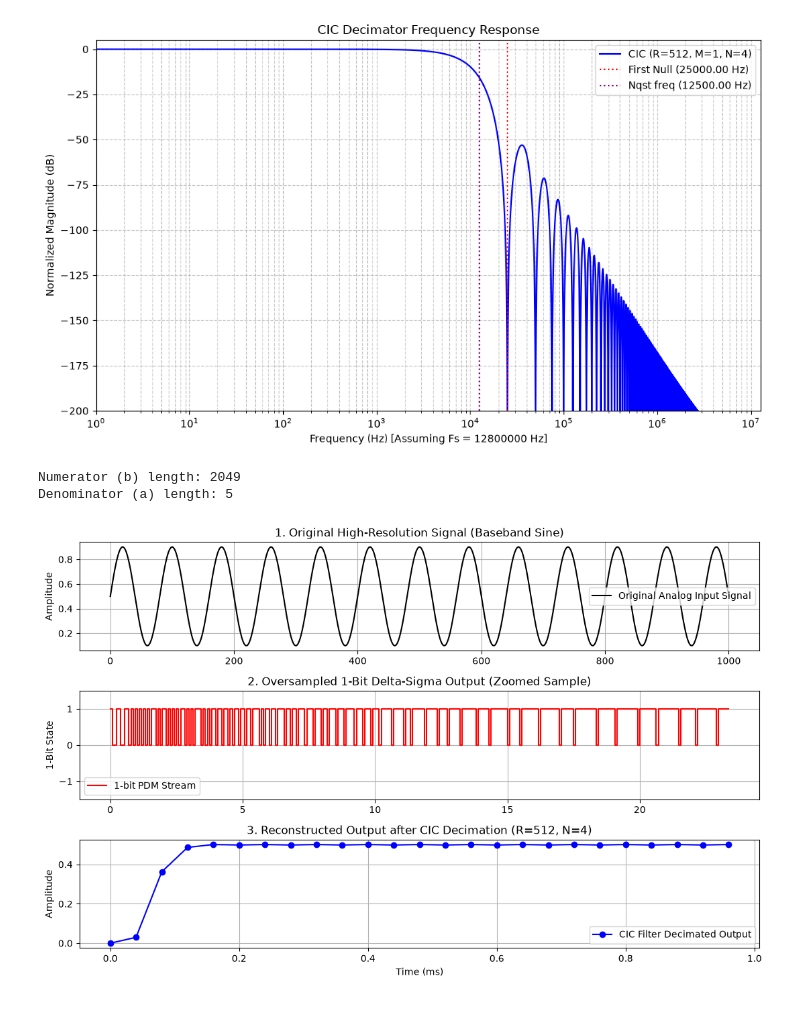
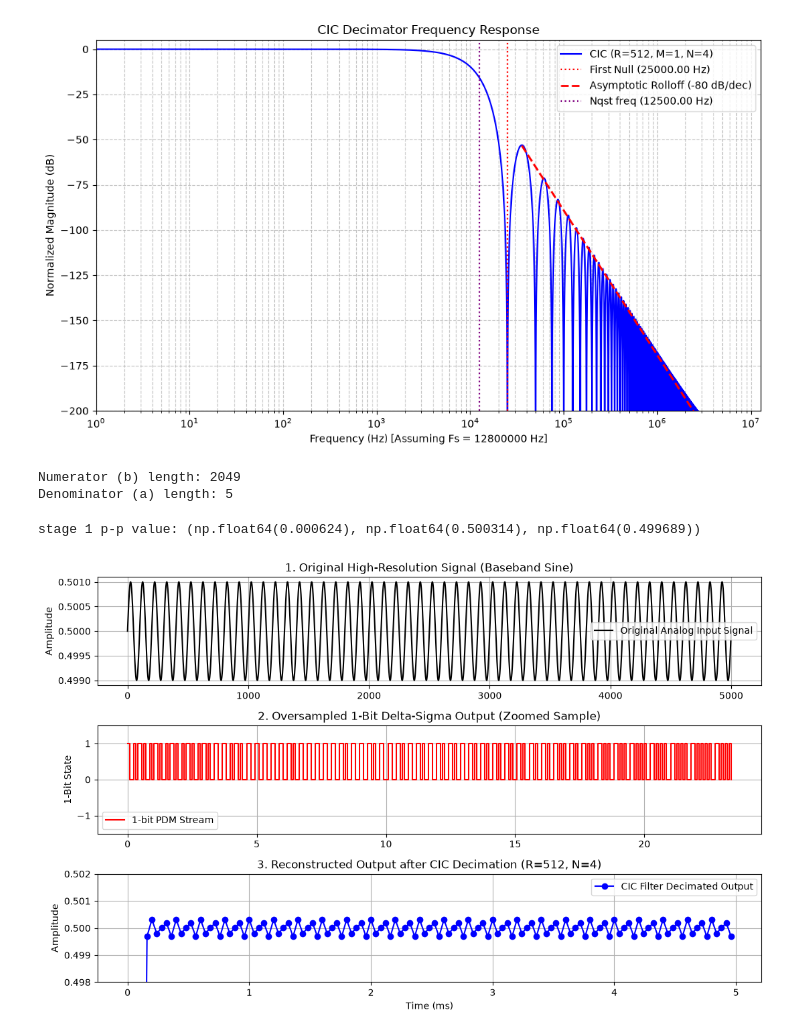
Before and after one commit to jay-p-semi/decimation-filter, a Jupyter notebook: python_simulation/sd_mod_and_cic.ipynb, the cells around one changed output. Drawn from its saved outputs; the diff is of its cells as text; code cells hidden in the pictures.

```diff
--- a/python_simulation/sd_mod_and_cic.ipynb
+++ b/python_simulation/sd_mod_and_cic.ipynb
@@ -56,6 +56,10 @@ class CICFilter:
         dc_gain = (self.R * self.M) ** self.N
         mag_db = 20 * np.log10(mag / dc_gain)
 
+        f_slope = np.array([(1.4303*fs)/(self.R), fs])
+        start_db = -13.36*self.N
+        mag_slope = start_db - (20 * self.N) * np.log10(f_slope / f_slope[0])
+
         # Plotting
         plt.figure(figsize=(10, 6))
         plt.xscale('log')
@@ -73,13 +77,34 @@ class CICFilter:
         # Highlight the first null (occurs at Fs / (R*M))
         null_freq = fs / (self.R * self.M)
         plt.axvline(null_freq, color='red', linestyle=':', label=f'First Null ({null_freq:.2f} Hz)')
-
+        plt.plot(f_slope, mag_slope, color='red', linestyle='--', linewidth=2, label=f'Asymptotic Rolloff (-{20*self.N} dB/dec)')
         nqst_freq = null_freq/2
         plt.axvline(nqst_freq, color='purple', linestyle=':', label=f'Nqst freq ({nqst_freq:.2f} Hz)')
 
         plt.legend(loc='upper right')
         plt.tight_layout()
         plt.show()
+
+    def calculate_clean_peak_to_peak(self, signal_data, sample_indices, transient_cutoff=15000):
+        """
+        Calculates the true peak-to-peak value by ignoring the initial transient.
+
+        Parameters:
+        - signal_data: array-like, the amplitude values of your stage output
+        - sample_indices: array-like, the index array (x-axis in your plot)
+        - transient_cutoff: int, index value below which data is discarded (default 15,000)
+        """
+        # Convert inputs to numpy arrays
+        signal_data = np.asarray(signal_data)
+        sample_indices = np.asarray(sample_indices)
+
+        # Mask out everything during the initial settling period (X < transient_cutoff)
+        steady_state_mask = sample_indices > transient_cutoff
+        clean_signal = signal_data[steady_state_mask]
+        # print(len(clean_signal))
+        # Calculate true peak-to-peak amplitude
+        p2p_value = np.max(clean_signal) - np.min(clean_signal)
+        return round(p2p_value,6), round(np.max(clean_signal),6), round(np.min(clean_signal),6)
 
     def process(self, x):
         """
@@ -105,24 +130,23 @@ class CICFilter:
             delayed = np.zeros_like(comb_out)
             delayed[self.M:] = comb_out[:-self.M]
             comb_out = comb_out - delayed
-
         return comb_out
 # %%
 # Define parameters
 R = 512   # Decimation factor
 M = 1    # Differential delay
 N = 4    # Number of stages (Order)
-f_signal = 12500          # Baseband sine wave frequency (Hz)
+f_signal = 10000          # Baseband sine wave frequency (Hz)
 fs_base = 25000          # Nyquist output rate (Hz)
 fs_high = fs_base * R   # High oversampled clock rate (Hz)
-duration = 0.001         # 100 us simulation duration
+duration = 0.005         # 100 us simulation duration
 
 # Instantiate the filter
 cic_filter = CICFilter(R=R, M=M, N=N)
 # %%
 cic_filter.plot_frequency_response(fs=fs_high, points=400000)
 # %% [output]
-[figure, old version]
+[figure, new version]
 # %%
 b, a = cic_filter.get_transfer_function()
 print("Numerator (b) length:", len(b))
@@ -328,7 +352,7 @@ class DeltaSigmaModulator:
 #         return bitstream
 # %%
 t_high = np.arange(0, duration, 1.0 / fs_high)
-input_sine = 0.5 + 0.4 * np.sin(2 * np.pi * f_signal * t_high)
+input_sine = 0.5 + 0.001 * np.sin(2 * np.pi * f_signal * t_high)
 
 # plt.figure(figsize=(10, 6))
 # plt.plot(t_high, input_sine, label=f'sine wave', color='blue')
@@ -353,32 +377,38 @@ cic_output_scaled = cic_output_raw / dc_gain
 t_decimated = np.arange(len(cic_output_scaled)) / (fs_high / R)
 
 fig, axes = plt.subplots(3, 1, figsize=(11, 7), sharex=False)
 
 # Plot 1: Analog Input
 axes[0].plot(t_high * 1000000, input_sine, label="Original Analog Input Signal", color="black")
 axes[0].set_ylabel("Amplitude")
 axes[0].set_title("1. Original High-Resolution Signal (Baseband Sine)")
 axes[0].grid(True)
 axes[0].legend()
 
 # Plot 2: 1-Bit Delta-Sigma Output (Pulse Density)
 axes[1].step(t_high[:300] * 1000000, bitstream[:300], color="red", where="post", label="1-bit PDM Stream")
 axes[1].set_ylabel("1-Bit State")
 axes[1].set_ylim(-1.5, 1.5)
 axes[1].set_title("2. Oversampled 1-Bit Delta-Sigma Output (Zoomed Sample)")
 axes[1].grid(True)
 axes[1].legend()
 
 # Plot 3: Reconstructed Signal from CIC Decimator
 axes[2].plot(t_decimated * 1000, cic_output_scaled, 'o-', color="blue", label="CIC Filter Decimated Output")
 axes[2].set_xlabel("Time (ms)")
 axes[2].set_ylabel("Amplitude")
 axes[2].set_title(f"3. Reconstructed Output after CIC Decimation (R={R}, N={N})")
 axes[2].grid(True)
 axes[2].legend()
-# axes[2].set_ylim(0.49,0.51)
+axes[2].set_ylim(0.1, 0.9)
+axes[2].set_ylim(0.498,0.502)
+
+# print(len(t_decimated))
+
+print(f'stage 1 p-p value: {cic_filter.calculate_clean_peak_to_peak(cic_output_scaled, t_decimated, 0.004)}')
 
 plt.tight_layout()
 plt.show()
 # %% [output]
+stage 1 p-p value: (np.float64(0.000624), np.float64(0.500314), np.float64(0.499689))
-[figure, old version]
+[figure, new version]
```
Also changed, not shown: 2 other files.
